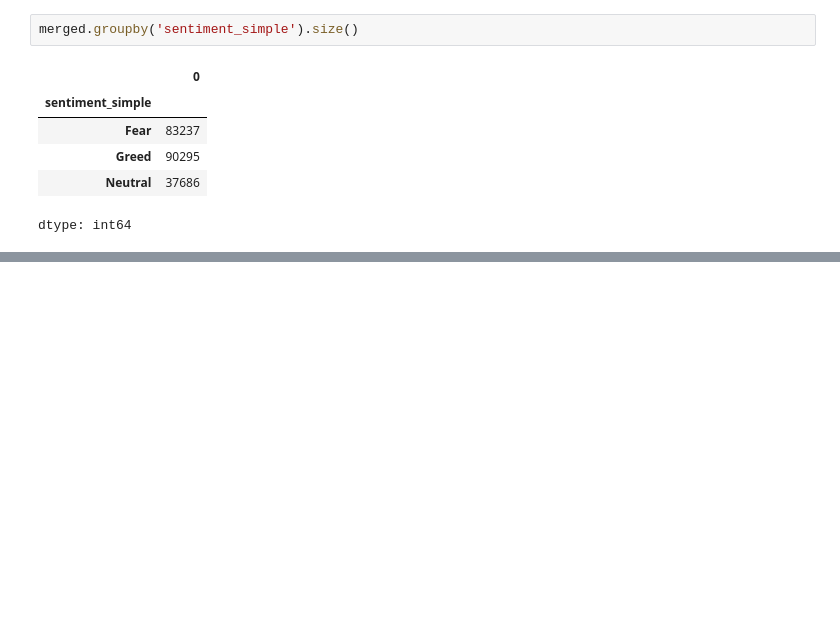
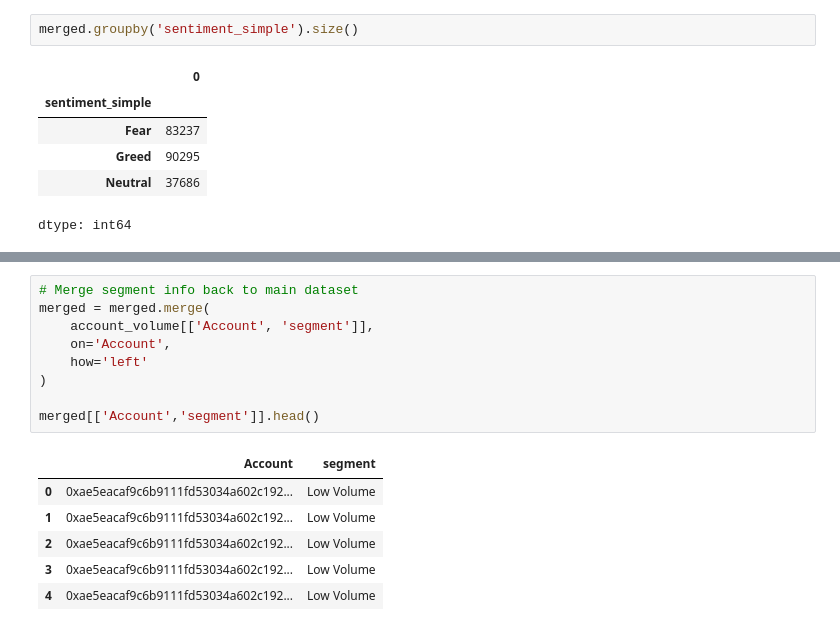
Before and after one commit to saiprakashgollapalli/trader-sentiment-analysis, a Jupyter notebook: trader_sentiment_analysis.ipynb, the cells around one changed output, grey strips where cells are left out. Drawn from its saved outputs; the diff is of its cells as text; blank space fills up the shorter version.

```diff
--- a/trader_sentiment_analysis.ipynb
+++ b/trader_sentiment_analysis.ipynb
@@ -194,0 +217,16 @@ Recommendation: Increase trade participation but maintain controlled position si
+# %%
+# Merge segment info back to main dataset
+merged = merged.merge(
+    account_volume[['Account', 'segment']],
+    on='Account',
+    how='left'
+)
+
+merged[['Account','segment']].head()
+# %% [output]
+|  | Account | segment |
+| 0 | 0xae5eacaf9c6b9111fd53034a602c192... | Low Volume |
+| 1 | 0xae5eacaf9c6b9111fd53034a602c192... | Low Volume |
+| 2 | 0xae5eacaf9c6b9111fd53034a602c192... | Low Volume |
+| 3 | 0xae5eacaf9c6b9111fd53034a602c192... | Low Volume |
+| 4 | 0xae5eacaf9c6b9111fd53034a602c192... | Low Volume |
```
Also changed, not shown: parts of 7 cells of this notebook.
